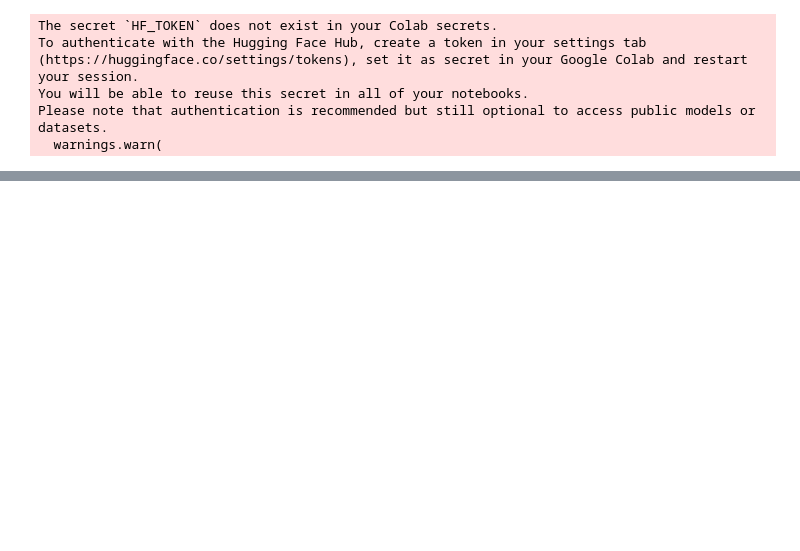
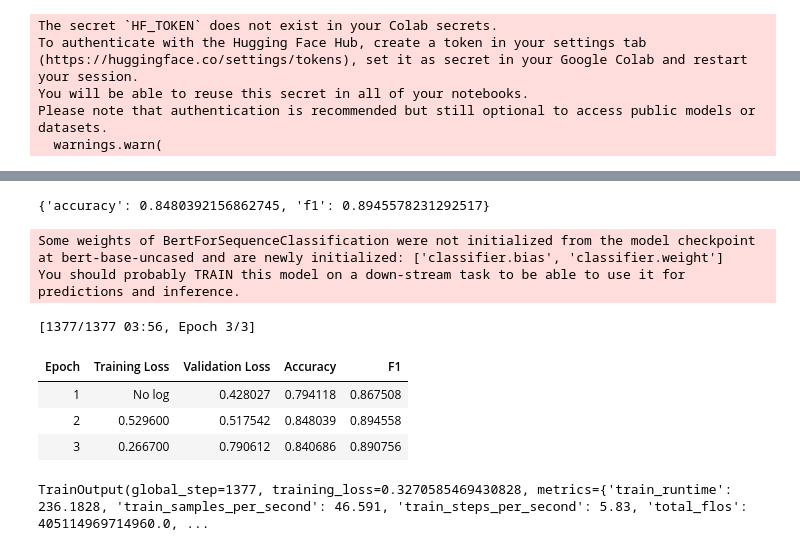
Before and after one commit to DoctorLDQ/Hugging_Face_Learn, a Jupyter notebook: chapter3/3.2 Fine-tuning a model with the Trainer API.ipynb, the cells around one changed output, grey strips where cells are left out. Cells and saved outputs as stored; diff of their text form; code cells hidden in the pictures; blank space fills up the shorter version.

```diff
--- a/chapter3/3.2 Fine-tuning a model with the Trainer API.ipynb
+++ b/chapter3/3.2 Fine-tuning a model with the Trainer API.ipynb
@@ -63,0 +66,2 @@ TrainOutput(global_step=1377, training_loss=0.3501829259535846, metrics={'train_
+# %%
+predictions = trainer.predict(tokenized_datasets['validation'])
@@ -63,0 +105,38 @@ TrainOutput(global_step=1377, training_loss=0.3501829259535846, metrics={'train_
+# %%
+import evaluate
+
+metric = evaluate.load('glue','mrpc')
+metric.compute(predictions=preds,references=predictions.label_ids)
+# %% [output]
+{'accuracy': 0.8480392156862745, 'f1': 0.8945578231292517}
+# %%
+def compute_metrics(eval_preds):
+    metric = evaluate.load("glue", "mrpc")
+    logits, labels = eval_preds
+    predictions = np.argmax(logits, axis=-1)
+    return metric.compute(predictions=predictions, references=labels)
+# %%
+training_args = TrainingArguments("test-trainer", eval_strategy="epoch")
+model = AutoModelForSequenceClassification.from_pretrained(checkpoint, num_labels=2)
+
+trainer = Trainer(
+    model,
+    training_args,
+    train_dataset=tokenized_datasets["train"],
+    eval_dataset=tokenized_datasets["validation"],
+    data_collator=data_collator,
+    processing_class=tokenizer,
+    compute_metrics=compute_metrics,
+)
+# %% [output]
+Some weights of BertForSequenceClassification were not initialized from the model checkpoint at bert-base-uncased and are newly initialized: ['classifier.bias', 'classifier.weight']
+You should probably TRAIN this model on a down-stream task to be able to use it for predictions and inference.
+# %%
+trainer.train()
+# %% [output]
+[1377/1377 03:56, Epoch 3/3]
+| Epoch | Training Loss | Validation Loss | Accuracy | F1 |
+| 1 | No log | 0.428027 | 0.794118 | 0.867508 |
+| 2 | 0.529600 | 0.517542 | 0.848039 | 0.894558 |
+| 3 | 0.266700 | 0.790612 | 0.840686 | 0.890756 |
+TrainOutput(global_step=1377, training_loss=0.3270585469430828, metrics={'train_runtime': 236.1828, 'train_samples_per_second': 46.591, 'train_steps_per_second': 5.83, 'total_flos': 405114969714960.0, ...
```
Also changed, not shown: parts of 7 cells of this notebook.
